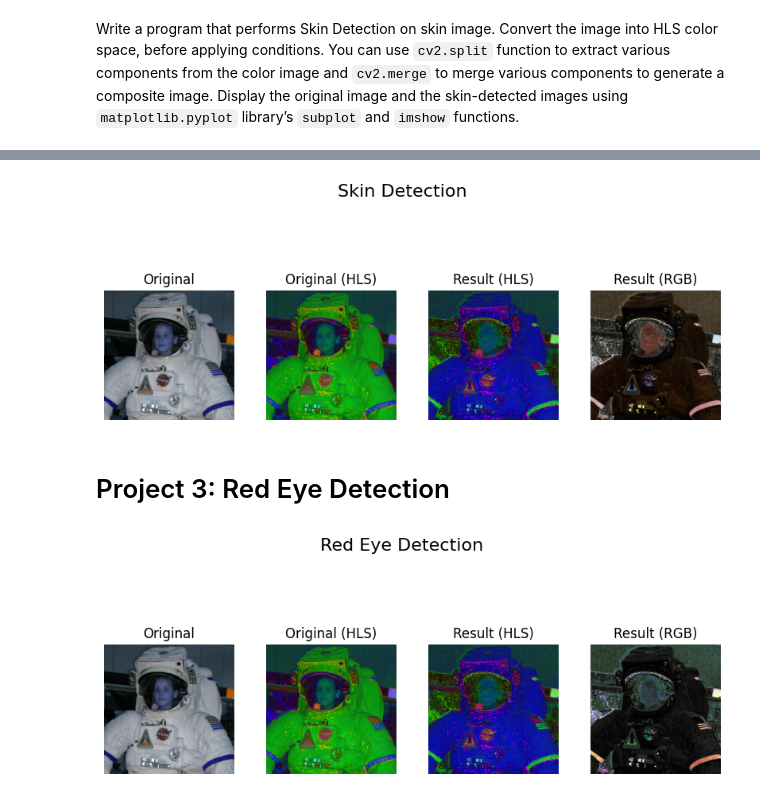
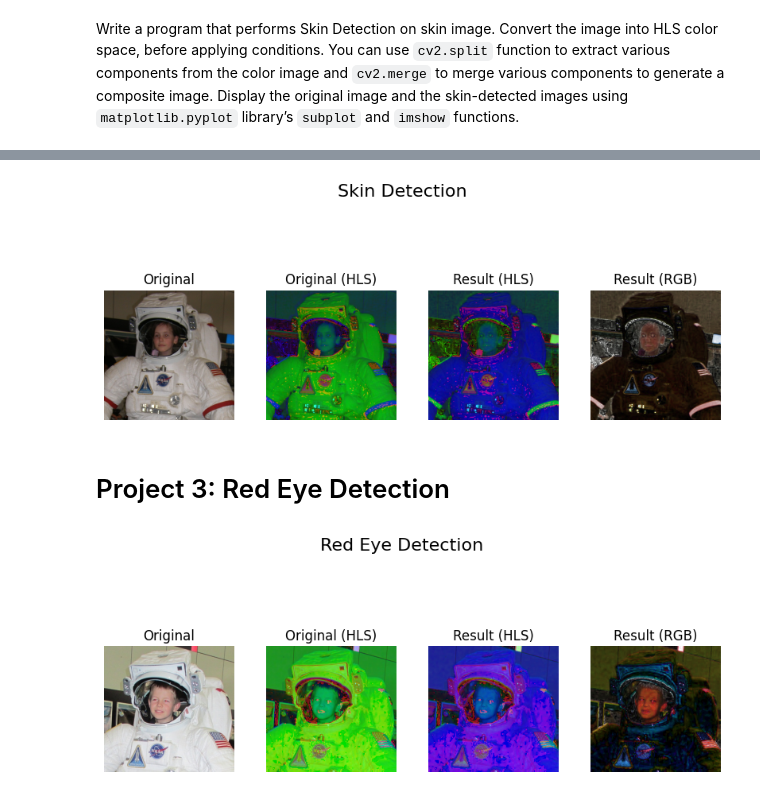
Before and after one commit to bridgetknight/CSC485_F2023, a Jupyter notebook: labs/lab06.ipynb, the cells around one changed output, grey strips where cells are left out. Cells and saved outputs as stored; diff of their text form; code cells hidden in the pictures.

```diff
--- a/labs/lab06.ipynb
+++ b/labs/lab06.ipynb
@@ -107,17 +93,25 @@ def skin_detection(hue, lumi, sat):
     # Return merged image
     return merged
 # %%
+# Read image
+skin = cv2.imread("../data/lab06/skin.jpg")
+# Convert BGR to RGB
+skin_rgb = cv2.cvtColor(skin, cv2.COLOR_BGR2RGB)
+# Convert to HSL so we can access values directly
+skin_hsl = cv2.cvtColor(skin_rgb, cv2.COLOR_RGB2HLS)
+# Save hue, luminance, and saturation matrices
+hue, lumi, sat = cv2.split(skin_hsl)
 # Perform skin detection
 skin_result = skin_detection(hue, lumi, sat)
 # Convert result to RGB
-result_rgb = cv2.cvtColor(result, cv2.COLOR_HLS2RGB)
+result_rgb = cv2.cvtColor(skin_result, cv2.COLOR_HLS2RGB)
 # Display results
-skin_images = [skin, skin_hsl, result, result_rgb]
+skin_images = [skin_rgb, skin_hsl, skin_result, result_rgb]
 titles = ["Original", "Original (HLS)", "Result (HLS)", "Result (RGB)"]
 
 plot_images(skin_images, titles, "Skin Detection")
 # %% [output]
-[figure, old version]
+[figure, new version]
 # %% [markdown]
 # Project 3: Red Eye Detection
 # %%
@@ -144,11 +135,20 @@ hue, lumi, sat = cv2.split(skin_hsl)
 # %%
-red_result = red_eye_detection(hue, lumi, sat)
+# Read image
+red = cv2.imread("../data/lab06/astronaut.jpg")
+# Convert BGR to RGB
+red_rgb = cv2.cvtColor(red, cv2.COLOR_BGR2RGB)
+# Convert to HSL so we can access values directly
+red_hsl = cv2.cvtColor(red_rgb, cv2.COLOR_RGB2HLS)
+# Save hue, luminance, and saturation matrices
+hue, lumi, sat = cv2.split(red_hsl)
+# Perform skin detection
+red_result = skin_detection(hue, lumi, sat)
 # Convert result to RGB
-red_result_rgb = cv2.cvtColor(red_result_rgb, cv2.COLOR_HLS2RGB)
+red_result_rgb = cv2.cvtColor(red_result, cv2.COLOR_HLS2RGB)
 # Display results
-red_images = [skin, skin_hsl, red_result, red_result_rgb]
+red_images = [red_rgb, red_hsl, red_result, red_result_rgb]
 titles = ["Original", "Original (HLS)", "Result (HLS)", "Result (RGB)"]
 
 plot_images(red_images, titles, "Red Eye Detection")
 # %% [output]
-[figure, old version]
+[figure, new version]
```
Also changed, not shown: parts of 2 cells of this notebook, 8 other files.
